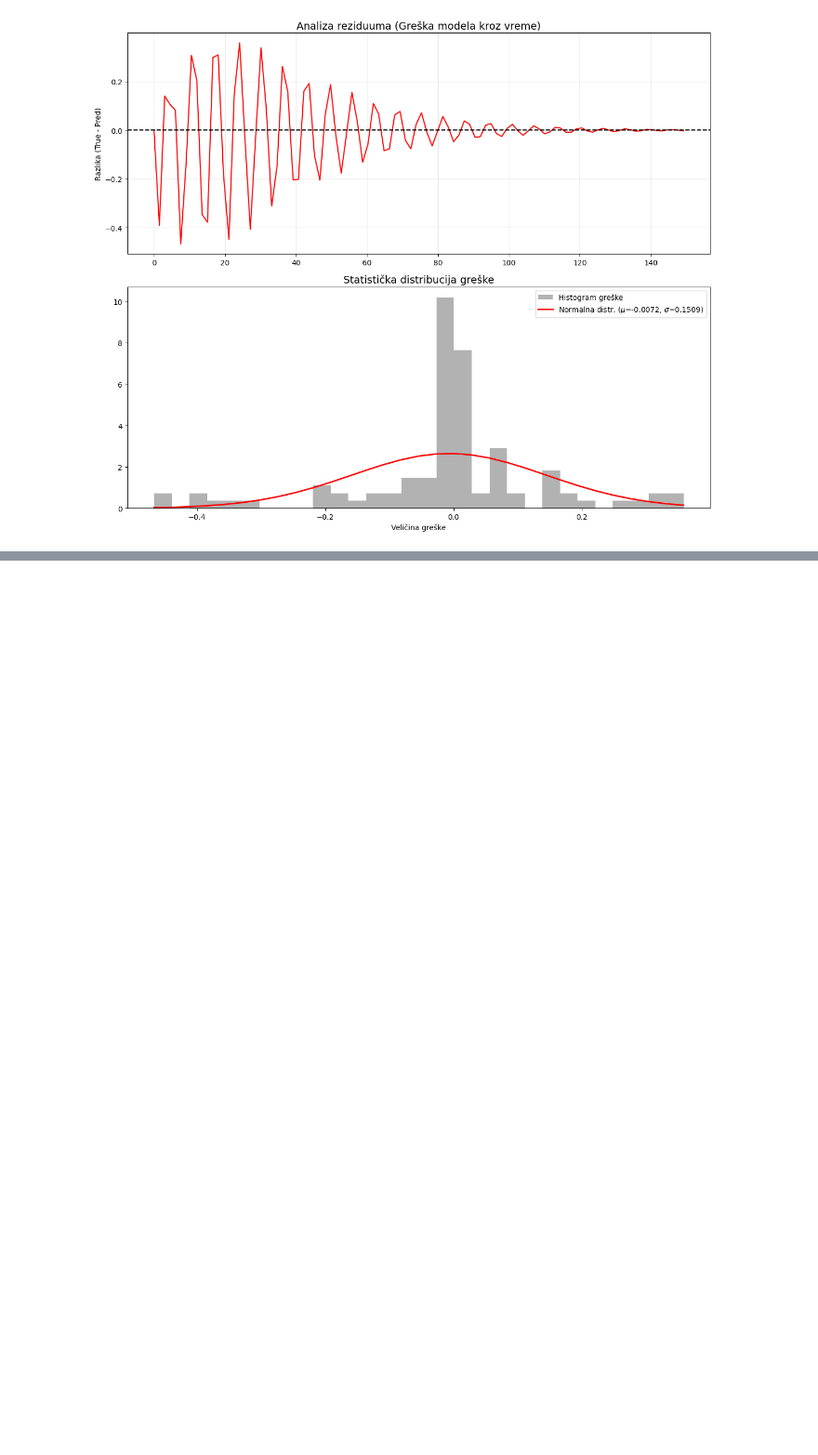
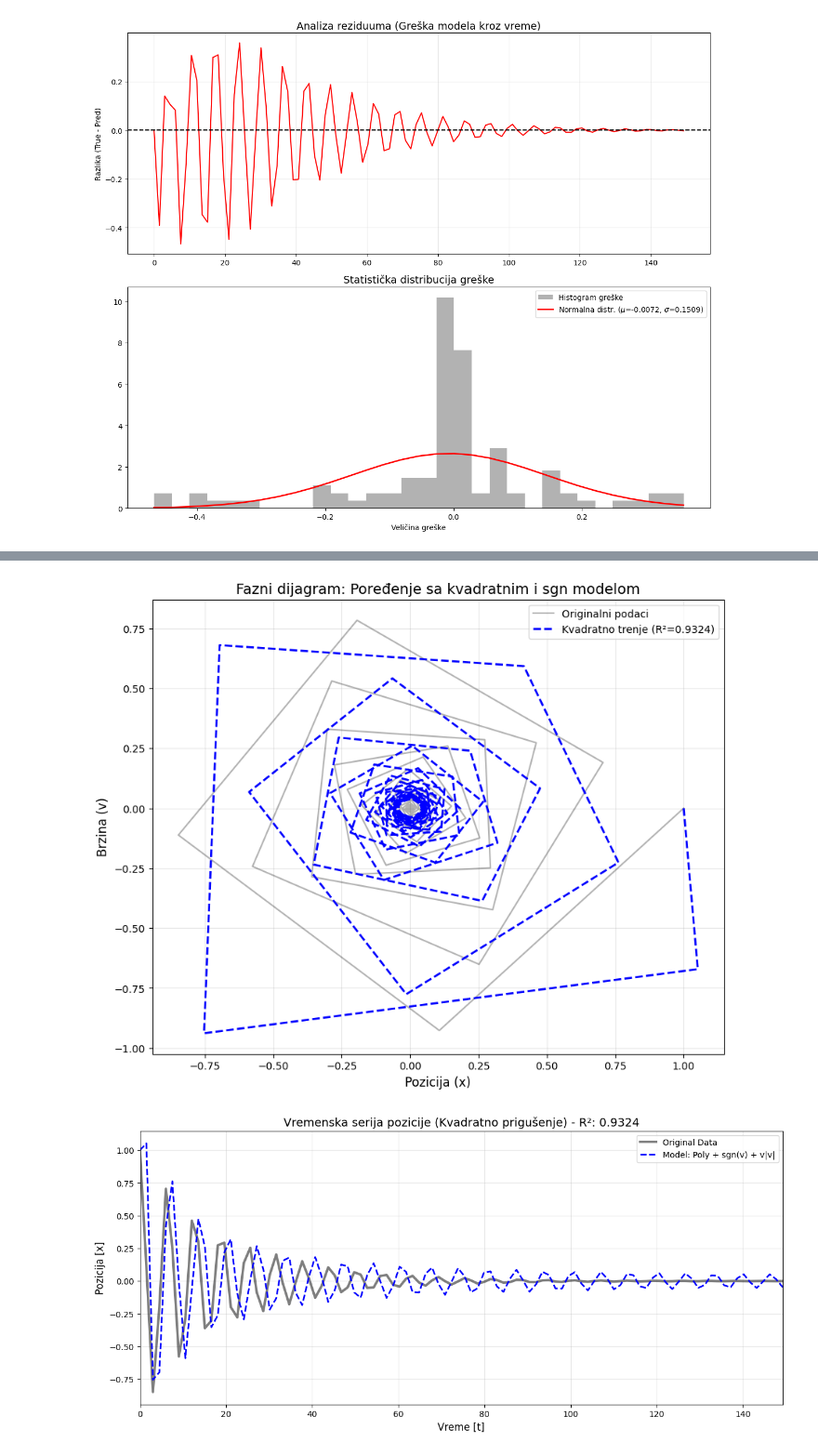
Before and after one commit to luka-lehotski/SINDy-rs, a Jupyter notebook: intro.ipynb, the cells around one changed output, grey strips where cells are left out. Shown at 93% size. Cells and saved outputs as stored; diff of their text form; code cells hidden in the pictures; blank space fills up the shorter version.

```diff
--- a/intro.ipynb
+++ b/intro.ipynb
@@ -274,0 +411,43 @@ PRovera sa sintetickim podacima
+# %%
+import matplotlib.pyplot as plt
+
+# --- 1. SIMULACIJA NOVOG MODELA ---
+# t_test je tvoj vremenski niz, X[0] je početni uslov
+x_sim_q = model_q_simulate.simulate(X[0], t=t_test)
+r2_q = model_q_simulate.score(X, t=dt)
+
+# --- 2. FAZNI DIAGRAM (x vs v) ---
+plt.figure(figsize=(10, 8))
+
+# Originalni podaci (Kaggle)
+plt.plot(X[:, 0], X[:, 1], 'k', alpha=0.3, label='Originalni podaci')
+
+# Model sa kvadratnim trenjem (v|v|)
+plt.plot(x_sim_q[:, 0], x_sim_q[:, 1], 'b--', lw=2, label=f'Kvadratno trenje (R²={r2_q:.4f})')
+
+plt.xlabel('Pozicija (x)', fontsize=12)
+plt.ylabel('Brzina (v)', fontsize=12)
+plt.title('Fazni dijagram: Poređenje sa kvadratnim i sgn modelom', fontsize=14)
+plt.legend()
+plt.grid(True, alpha=0.3)
+plt.show()
+
+# --- 3. TIME SERIES PLOT (x vs t) ---
+plt.figure(figsize=(14, 6))
+
+# Target podaci
+plt.plot(t_test, X[:len(t_test), 0], 'k', alpha=0.5, lw=3, label='Original Data')
+
+# Kvadratni model rekonsturkcija
+plt.plot(t_test, x_sim_q[:, 0], 'b--', lw=2, label='Model: Poly + sgn(v) + v|v|')
+
+plt.title(f"Vremenska serija pozicije (Kvadratno prigušenje) - R²: {r2_q:.4f}", fontsize=14)
+plt.xlabel("Vreme [t]", fontsize=12)
+plt.ylabel("Pozicija [x]", fontsize=12)
+plt.legend(loc='upper right')
+plt.grid(True, alpha=0.3)
+plt.xlim([0, t_test[99]]) # Fokus na prvih 500 koraka da se vidi faza
+plt.show()
+# %% [output]
+[figure, added]
+[figure, added]
```
Also changed, not shown: parts of 12 cells of this notebook.
